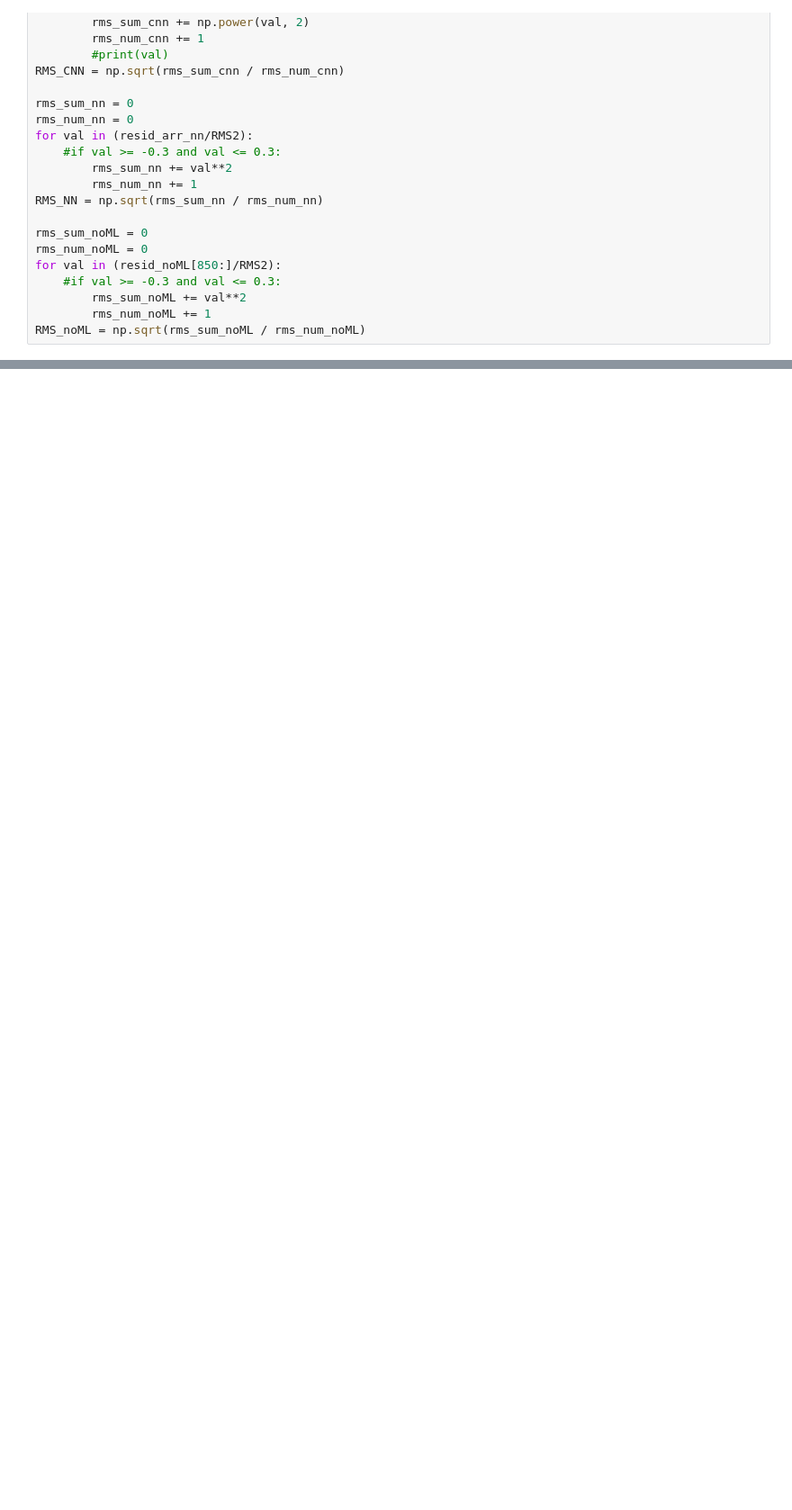
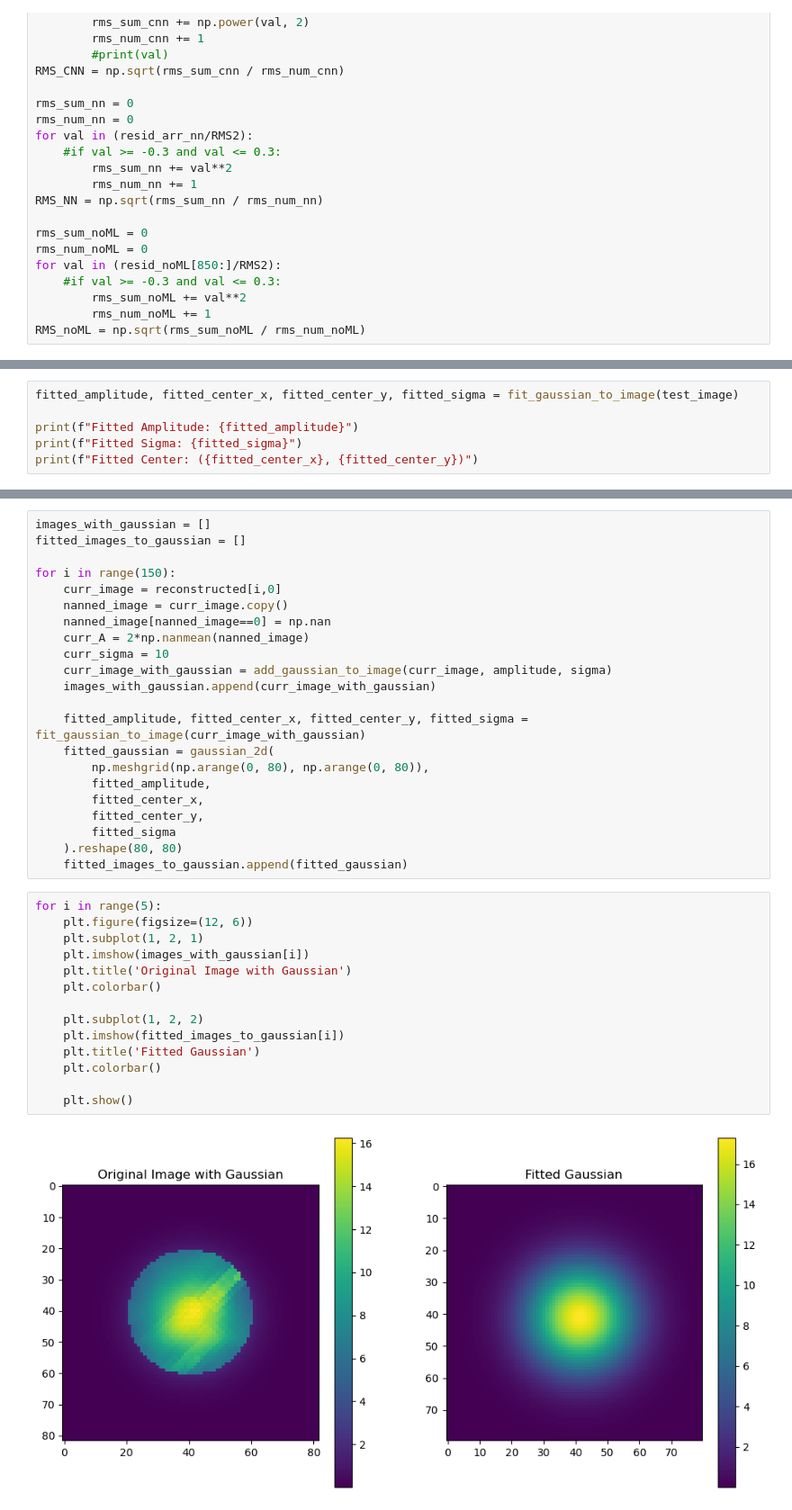
Before and after one commit to Harjas123/the-inpainter, a Jupyter notebook: neural_nets.ipynb, the cells around one changed output, grey strips where cells are left out. Shown at 90% size. Cells and saved outputs as stored; diff of their text form; blank space fills up the shorter version.

```diff
--- a/neural_nets.ipynb
+++ b/neural_nets.ipynb
@@ -739,0 +879,6 @@ No ML:  0.05210483390114746
+# %%
+fitted_amplitude, fitted_center_x, fitted_center_y, fitted_sigma = fit_gaussian_to_image(test_image)
+
+print(f"Fitted Amplitude: {fitted_amplitude}")
+print(f"Fitted Sigma: {fitted_sigma}")
+print(f"Fitted Center: ({fitted_center_x}, {fitted_center_y})")
@@ -739,0 +889,38 @@ No ML:  0.05210483390114746
+# %%
+images_with_gaussian = []
+fitted_images_to_gaussian = []
+
+for i in range(150):
+    curr_image = reconstructed[i,0]
+    nanned_image = curr_image.copy()
+    nanned_image[nanned_image==0] = np.nan
+    curr_A = 2*np.nanmean(nanned_image)
+    curr_sigma = 10
+    curr_image_with_gaussian = add_gaussian_to_image(curr_image, amplitude, sigma)
+    images_with_gaussian.append(curr_image_with_gaussian)
+
+    fitted_amplitude, fitted_center_x, fitted_center_y, fitted_sigma = fit_gaussian_to_image(curr_image_with_gaussian)
+    fitted_gaussian = gaussian_2d(
+        np.meshgrid(np.arange(0, 80), np.arange(0, 80)),
+        fitted_amplitude,
+        fitted_center_x,
+        fitted_center_y,
+        fitted_sigma
+    ).reshape(80, 80)
+    fitted_images_to_gaussian.append(fitted_gaussian)
+# %%
+for i in range(5):
+    plt.figure(figsize=(12, 6))
+    plt.subplot(1, 2, 1)
+    plt.imshow(images_with_gaussian[i])
+    plt.title('Original Image with Gaussian')
+    plt.colorbar()
+
+    plt.subplot(1, 2, 2)
+    plt.imshow(fitted_images_to_gaussian[i])
+    plt.title('Fitted Gaussian')
+    plt.colorbar()
+
+    plt.show()
+# %% [output]
+[figure, added]
```
Also changed, not shown: parts of 28 cells of this notebook.
